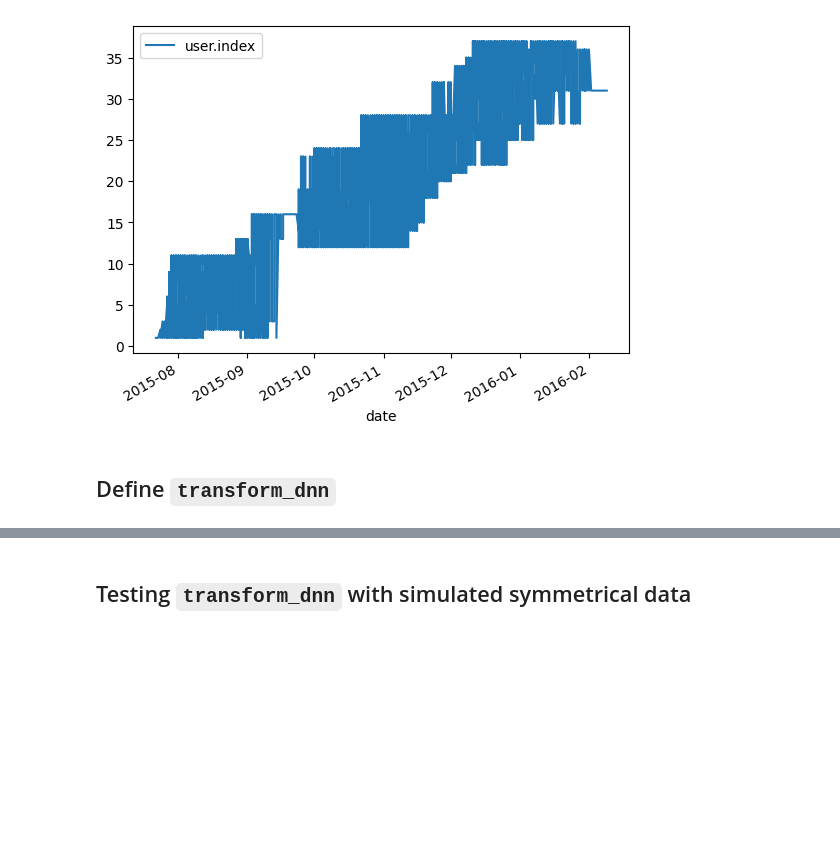
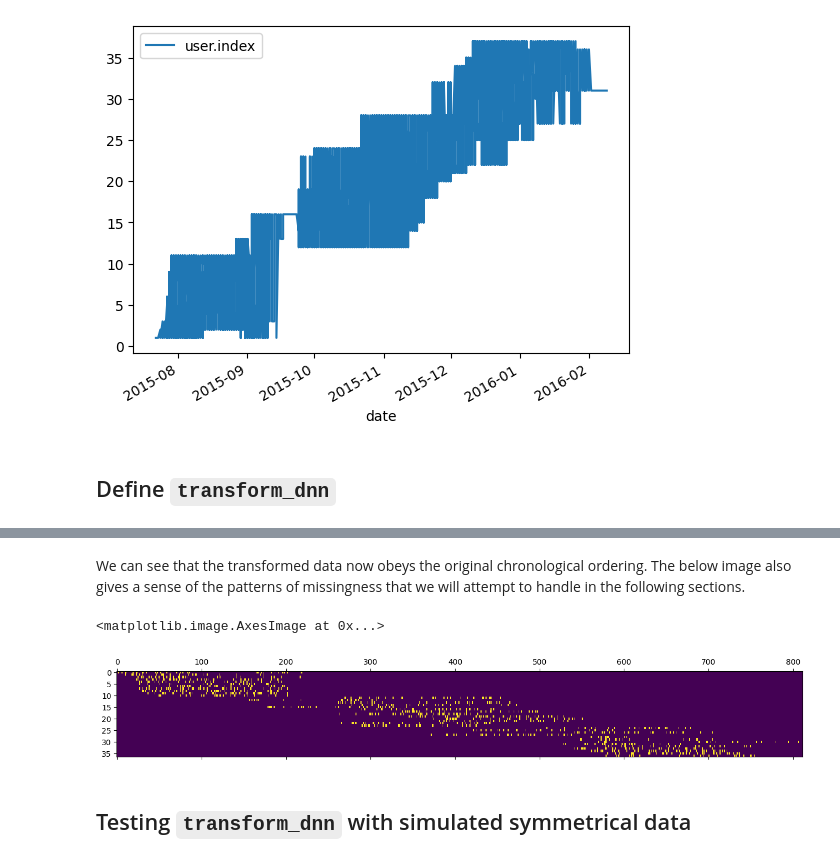
Before and after one commit to calebchin/Heartsteps-DNN, a Jupyter notebook: distributionalnn_heartsteps.ipynb, the cells around one changed output, grey strips where cells are left out. Saved outputs shown, nothing was run; the diff lists cells and outputs as text; code cells hidden in the pictures; blank space fills up the shorter version.

Commit message:
Edit transform_dnn to maintain original time structure

```diff
--- a/distributionalnn_heartsteps.ipynb
+++ b/distributionalnn_heartsteps.ipynb
@@ -38,6 +41,12 @@ df_hs
 | 228238 | 37 | 1/26/2016 | 20:55:00 | NaN | 0 | 0 | 1 | NaN | ... |
 | 228239 | 37 | 1/26/2016 | 21:00:00 | NaN | 0 | 0 | 1 | NaN | ... |
 228240 rows × 10 columns
+# %%
+# format 'date' as datetime objects
+#df_hs['date'] = pd.to_datetime(df_hs['date'])
+df_hs['date_time'] = df_hs['date'] + ' ' + df_hs['time']
+df_hs['date_time'] = pd.to_datetime(df_hs['date_time'])
+df_hs['treatment'] = df_hs['send.sedentary']
 # %%
 # checking unit overlap for better consistency
 df_time_ind = df_hs[["user.index", "date"]]
@@ -139,0 +256,3 @@ Question: could padding 0s to max trial length cause problems? i.e. people who h
+# %%
+M_hs, A_hs = transform_dnn_pad(df_hs)
+A_hs
@@ -140,3 +267,10 @@ Question: could padding 0s to max trial length cause problems? i.e. people who h
+# %% [markdown]
+We can see that the transformed data now obeys the original chronological ordering. The below image also gives a sense of the patterns of missingness that we will attempt to handle in the following sections.
+# %%
+matshow(A_hs, aspect = 'auto')
+# %% [output]
+<matplotlib.image.AxesImage at 0x...>
+[figure, added]
 # %% [markdown]
 ## Testing `transform_dnn` with simulated symmetrical data
 # %% [markdown]
```
Also changed, not shown: parts of 9 cells of this notebook.
